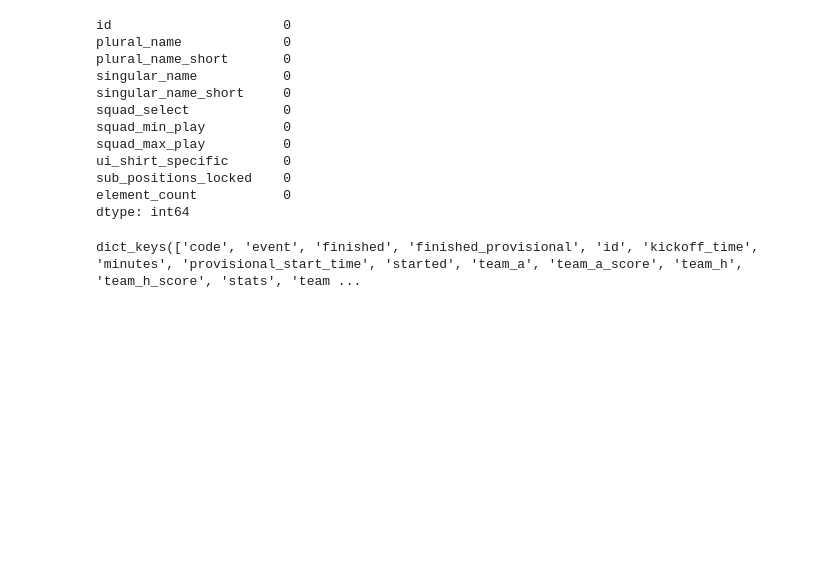
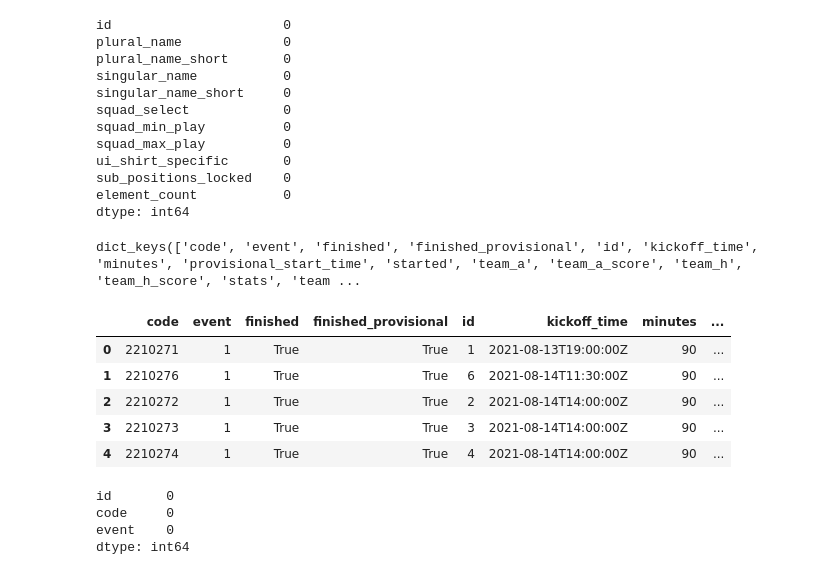
Before and after one commit to reece-lance/A-Data-Analytics-Approach-to-Fantasy-Football-Management, a Jupyter notebook: python/api-access.ipynb, the cells around one changed output. Saved outputs shown, nothing was run; the diff lists cells and outputs as text; code cells hidden in the pictures; blank space fills up the shorter version.

Commit message:
Fixed missing values for most of the general info and fixtures

```diff
--- a/python/api-access.ipynb
+++ b/python/api-access.ipynb
@@ -374,3 +601,21 @@ dtype: int64
 fixtures_json[0].keys()
 # %% [output]
 dict_keys(['code', 'event', 'finished', 'finished_provisional', 'id', 'kickoff_time', 'minutes', 'provisional_start_time', 'started', 'team_a', 'team_a_score', 'team_h', 'team_h_score', 'stats', 'team ...
+# %%
+fixtures_df = pd.DataFrame(fixtures_json)
+fixtures_df.head()
+# %% [output]
+|  | code | event | finished | finished_provisional | id | kickoff_time | minutes | ... |
+| 0 | 2210271 | 1 | True | True | 1 | 2021-08-13T19:00:00Z | 90 | ... |
+| 1 | 2210276 | 1 | True | True | 6 | 2021-08-14T11:30:00Z | 90 | ... |
+| 2 | 2210272 | 1 | True | True | 2 | 2021-08-14T14:00:00Z | 90 | ... |
+| 3 | 2210273 | 1 | True | True | 3 | 2021-08-14T14:00:00Z | 90 | ... |
+| 4 | 2210274 | 1 | True | True | 4 | 2021-08-14T14:00:00Z | 90 | ... |
+# %%
+fixtures_event_code_df = fixtures_df[['id', 'code', 'event']]
+fixtures_event_code_df.isnull().sum()
+# %% [output]
+id       0
+code     0
+event    0
+dtype: int64
```
Also changed, not shown: parts of 66 cells of this notebook, 2 other files.
